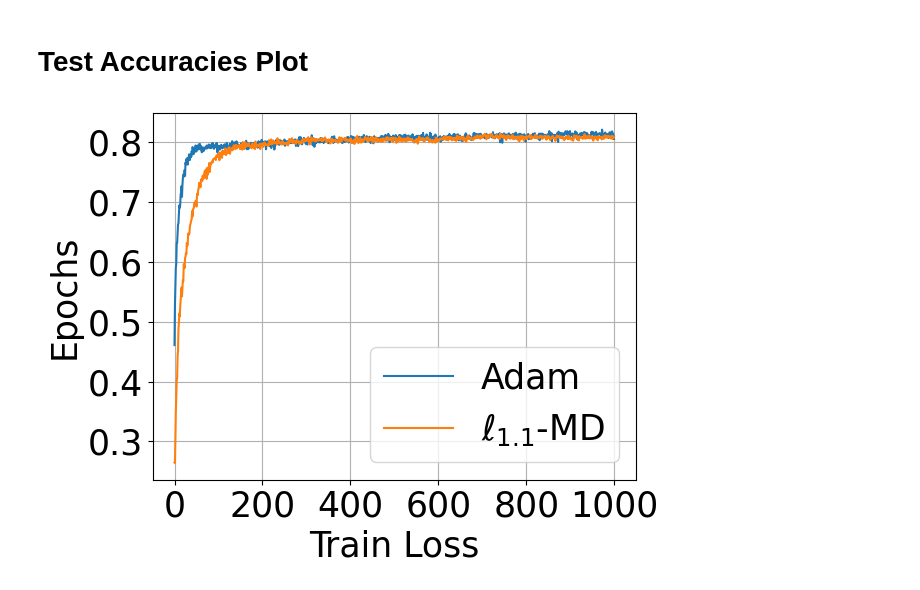
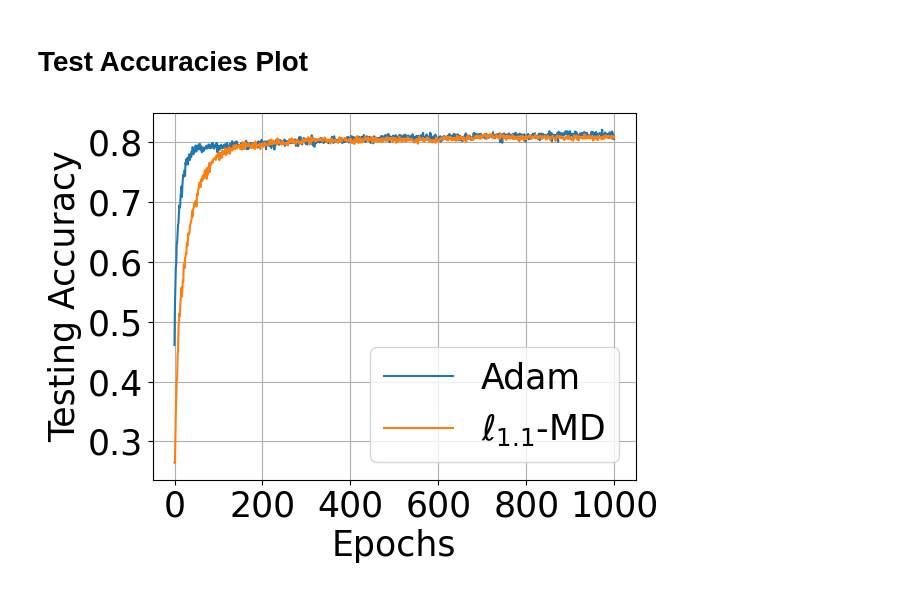
Before and after one commit to aaronk2002/AttentionMD, a Jupyter notebook: real-data/vit_plotters.ipynb, the cells around one changed output. Drawn from its saved outputs; the diff is of its cells as text; code cells hidden in the pictures.

Commit message:
fixed vit accuracy plotter

```diff
--- a/real-data/vit_plotters.ipynb
+++ b/real-data/vit_plotters.ipynb
@@ -132,15 +132,15 @@ plt.show()
 # %%
 plt.plot(adam["test_accuracies"], label="Adam")
 plt.plot(md["test_accuracies"], label=fr'$\ell_{{1.1}}$-MD')
 plt.grid()
 plt.legend()
-plt.xlabel("Train Loss", fontsize=25)
-plt.ylabel("Epochs", fontsize=25)
+plt.xlabel("Epochs", fontsize=25)
+plt.ylabel("Testing Accuracy", fontsize=25)
 plt.legend(fontsize=25)
 plt.xticks(fontsize=25)
 plt.yticks(fontsize=25)
 plt.tight_layout()
-plt.savefig("ViT_loss.jpg")
+plt.savefig("ViT_acc.jpg")
 plt.show()
 # %% [output]
-[figure, old version]
+[figure, new version]
```
